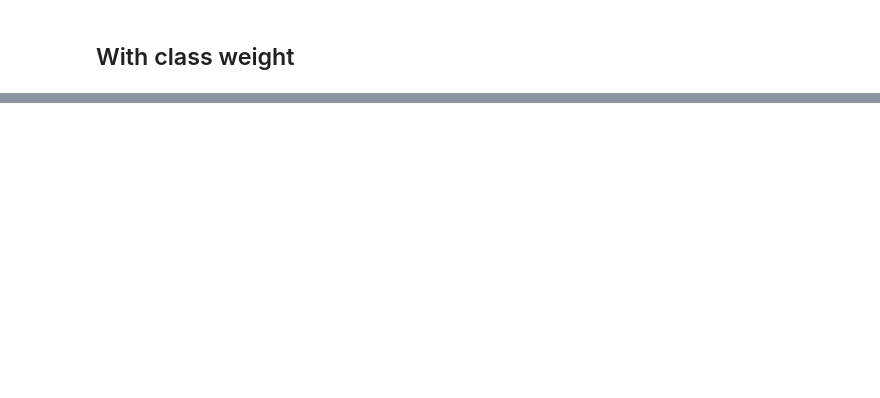
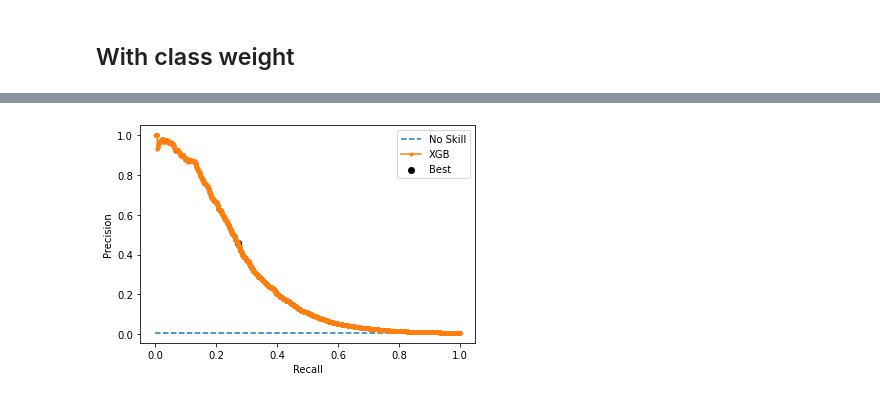
Before and after one commit to AleMax2/Scoring, a Jupyter notebook: Scoring .ipynb, the cells around one changed output, grey strips where cells are left out. Saved outputs shown, nothing was run; the diff lists cells and outputs as text; code cells hidden in the pictures; blank space fills up the shorter version.

```diff
--- a/Scoring .ipynb
+++ b/Scoring .ipynb
@@ -1613,0 +1622,14 @@ weighted avg       0.99      0.99      0.99    345430
+# %%
+# plot the roc curve for the model
+no_skill = len(Y_test[Y_test==1]) / len(Y_test)
+plt.plot([0,1], [no_skill,no_skill], linestyle='--', label='No Skill')
+plt.plot(recall, precision, marker='.', label='XGB')
+plt.scatter(recall[ix], precision[ix], marker='o', color='black', label='Best')
+# axis labels
+plt.xlabel('Recall')
+plt.ylabel('Precision')
+plt.legend()
+# show the plot
+plt.show();
+# %% [output]
+[figure, added]
```
Also changed, not shown: parts of 33 cells of this notebook.
